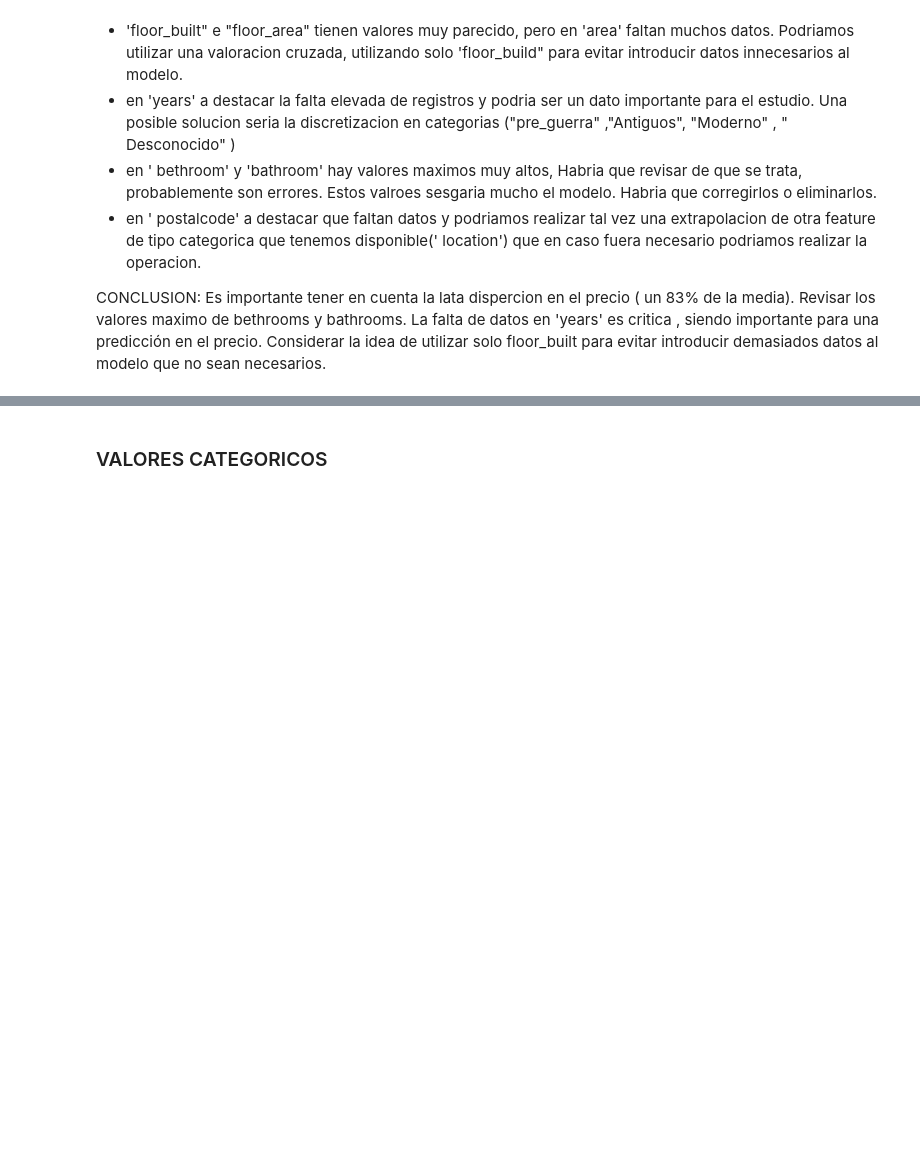
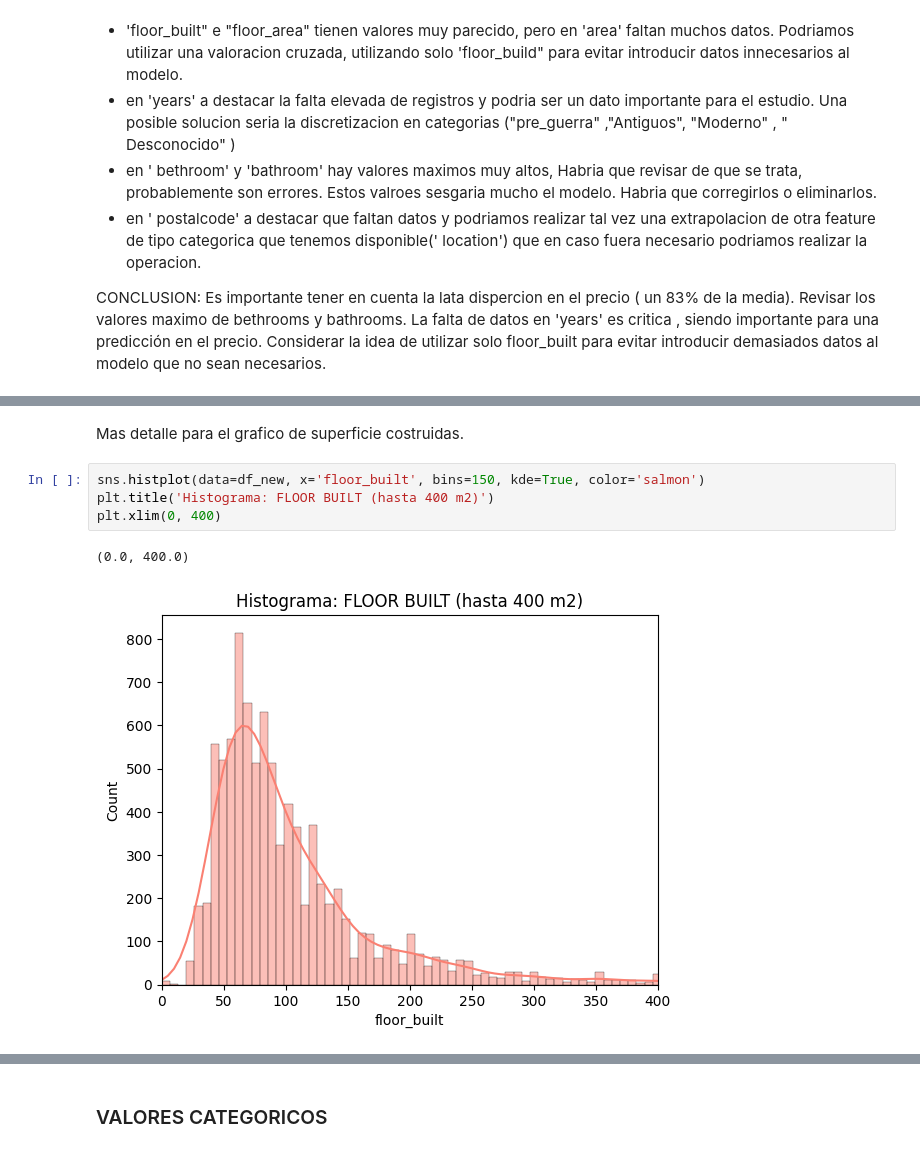
Before and after one commit to MarcoCasSir/LaboratorioDataScience, a Jupyter notebook: hito2/entrega2.ipynb, the cells around one changed output, grey strips where cells are left out. Saved outputs shown, nothing was run; the diff lists cells and outputs as text; blank space fills up the shorter version.

```diff
--- a/hito2/entrega2.ipynb
+++ b/hito2/entrega2.ipynb
@@ -248,0 +347,9 @@ Considerar la idea de utilizar solo floor_built para evitar introducir demasiado
+# %% [markdown]
+Mas detalle para el grafico de superficie costruidas.
+# %%
+sns.histplot(data=df_new, x='floor_built', bins=150, kde=True, color='salmon')
+plt.title('Histograma: FLOOR BUILT (hasta 400 m2)')
+plt.xlim(0, 400)
+# %% [output]
+(0.0, 400.0)
+[figure, added]
```
Also changed, not shown: parts of 19 cells of this notebook.
